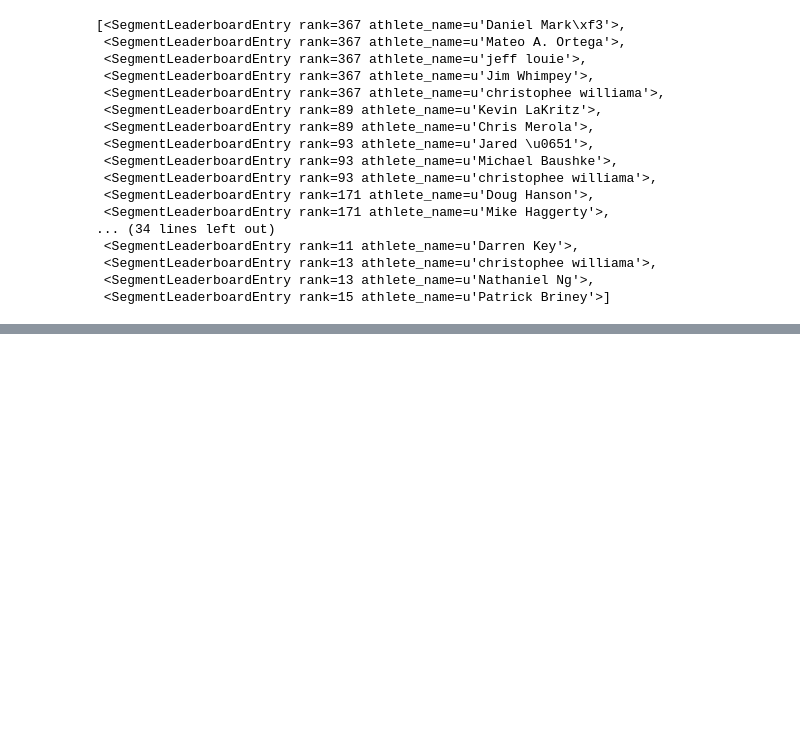
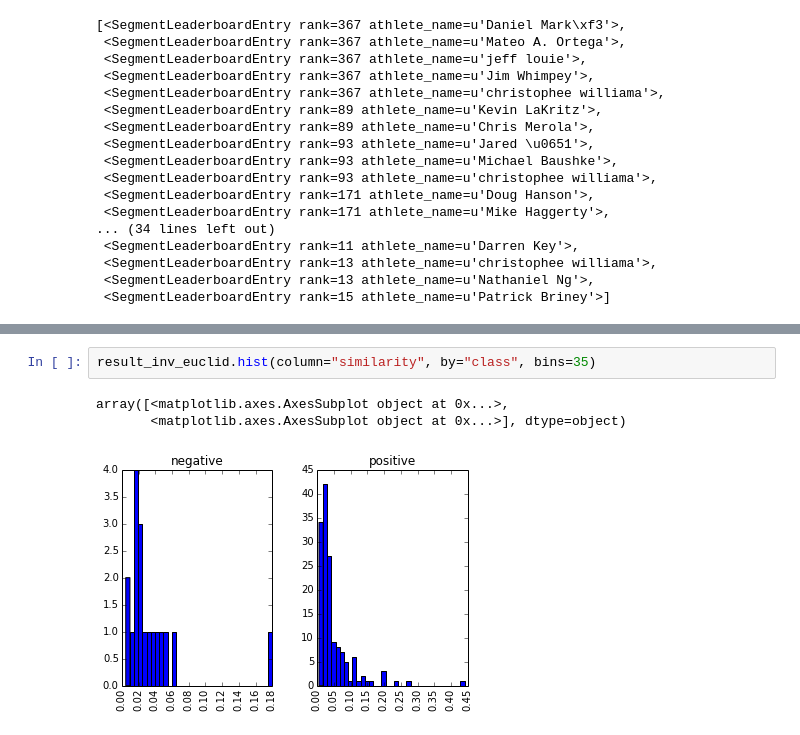
Before and after one commit to williaster/strava_buddies, a Jupyter notebook: strava_data.ipynb, the cells around one changed output, grey strips where cells are left out. Saved outputs shown, nothing was run; the diff lists cells and outputs as text; blank space fills up the shorter version.

```diff
--- a/strava_data.ipynb
+++ b/strava_data.ipynb
@@ -411,0 +756,6 @@ me.id
+# %%
+result_inv_euclid.hist(column="similarity", by="class", bins=35)
+# %% [output]
+array([<matplotlib.axes.AxesSubplot object at 0x...>,
+       <matplotlib.axes.AxesSubplot object at 0x...>], dtype=object)
+[figure, added]
```
Also changed, not shown: parts of 55 cells of this notebook, 13 other files.
